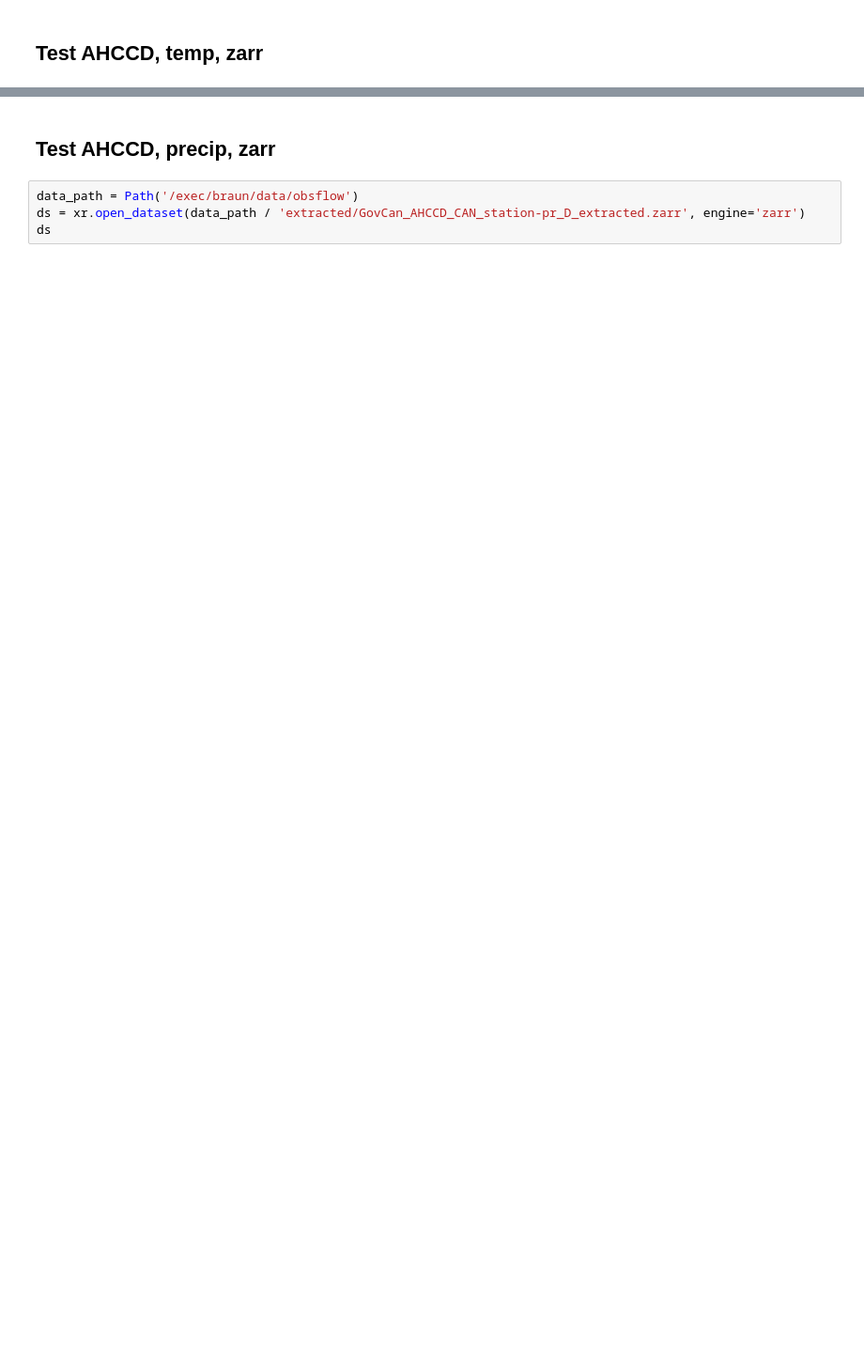
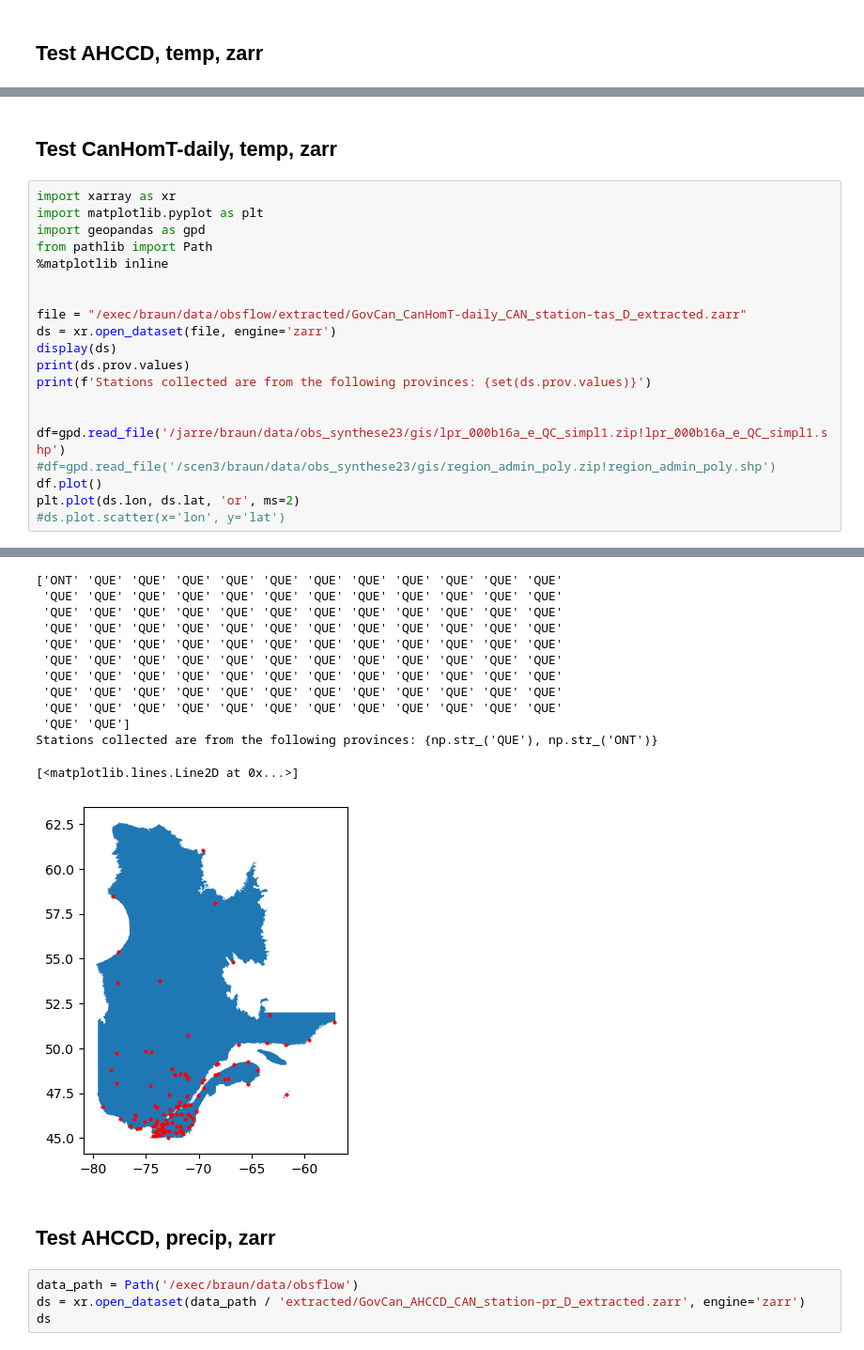
Before and after one commit to Ouranosinc/obsflow, a Jupyter notebook: notebooks/Tests_extract_indicators_climatology.ipynb, the cells around one changed output, grey strips where cells are left out. Shown at 94% size. Cells and saved outputs as stored; diff of their text form; blank space fills up the shorter version.

```diff
--- a/notebooks/Tests_extract_indicators_climatology.ipynb
+++ b/notebooks/Tests_extract_indicators_climatology.ipynb
@@ -262,3 +279,26 @@ Coordinates: (12/16)
 Stations collected are from the following provinces: {'QUE'}
 [<matplotlib.lines.Line2D at 0x...>]
 [figure]
+# %% [markdown]
+## Test CanHomT-daily, temp, zarr
+# %%
+import xarray as xr
+import matplotlib.pyplot as plt
+import geopandas as gpd
+from pathlib import Path
+%matplotlib inline
+
+
+file = "/exec/braun/data/obsflow/extracted/GovCan_CanHomT-daily_CAN_station-tas_D_extracted.zarr"
+ds = xr.open_dataset(file, engine='zarr')
+display(ds)
+print(ds.prov.values)
+print(f'Stations collected are from the following provinces: {set(ds.prov.values)}')
+
+
+df=gpd.read_file('/jarre/braun/data/obs_synthese23/gis/lpr_000b16a_e_QC_simpl1.zip!lpr_000b16a_e_QC_simpl1.shp')
+#df=gpd.read_file('/scen3/braun/data/obs_synthese23/gis/region_admin_poly.zip!region_admin_poly.shp')
+df.plot()
+plt.plot(ds.lon, ds.lat, 'or', ms=2)
+#ds.plot.scatter(x='lon', y='lat')
+# %% [output]
@@ -265,3 +322,16 @@ Stations collected are from the following provinces: {'QUE'}
+['ONT' 'QUE' 'QUE' 'QUE' 'QUE' 'QUE' 'QUE' 'QUE' 'QUE' 'QUE' 'QUE' 'QUE'
+ 'QUE' 'QUE' 'QUE' 'QUE' 'QUE' 'QUE' 'QUE' 'QUE' 'QUE' 'QUE' 'QUE' 'QUE'
+ 'QUE' 'QUE' 'QUE' 'QUE' 'QUE' 'QUE' 'QUE' 'QUE' 'QUE' 'QUE' 'QUE' 'QUE'
+ 'QUE' 'QUE' 'QUE' 'QUE' 'QUE' 'QUE' 'QUE' 'QUE' 'QUE' 'QUE' 'QUE' 'QUE'
+ 'QUE' 'QUE' 'QUE' 'QUE' 'QUE' 'QUE' 'QUE' 'QUE' 'QUE' 'QUE' 'QUE' 'QUE'
+ 'QUE' 'QUE' 'QUE' 'QUE' 'QUE' 'QUE' 'QUE' 'QUE' 'QUE' 'QUE' 'QUE' 'QUE'
+ 'QUE' 'QUE' 'QUE' 'QUE' 'QUE' 'QUE' 'QUE' 'QUE' 'QUE' 'QUE' 'QUE' 'QUE'
+ 'QUE' 'QUE' 'QUE' 'QUE' 'QUE' 'QUE' 'QUE' 'QUE' 'QUE' 'QUE' 'QUE' 'QUE'
+ 'QUE' 'QUE' 'QUE' 'QUE' 'QUE' 'QUE' 'QUE' 'QUE' 'QUE' 'QUE' 'QUE' 'QUE'
+ 'QUE' 'QUE']
+Stations collected are from the following provinces: {np.str_('QUE'), np.str_('ONT')}
+[<matplotlib.lines.Line2D at 0x...>]
+[figure, added]
 # %% [markdown]
 ## Test AHCCD, precip, zarr
 # %%
```
Also changed, not shown: parts of 10 cells of this notebook, 7 other files.
